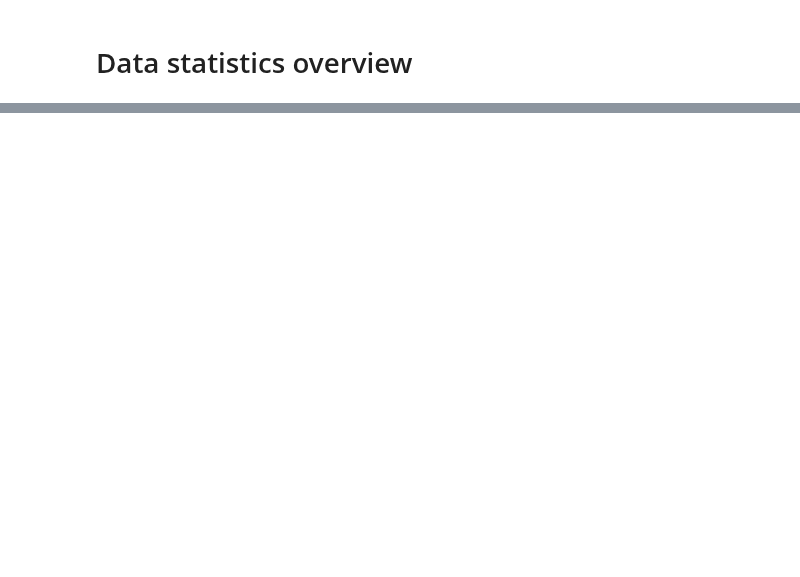
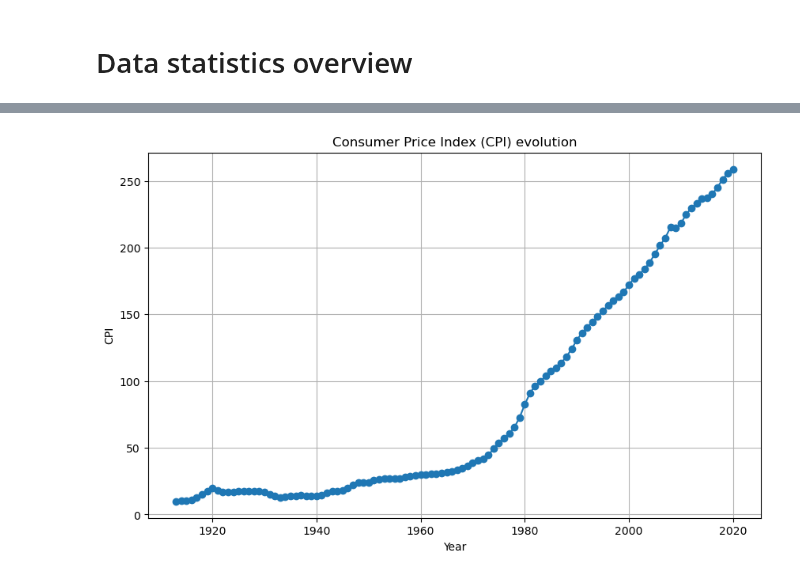
Before and after one commit to epfl-ada/ada-2024-project-teamcsx24, a Jupyter notebook: src/data/additionalDataCleaning.ipynb, the cells around one changed output, grey strips where cells are left out. Cells and saved outputs as stored; diff of their text form; code cells hidden in the pictures; blank space fills up the shorter version.

```diff
--- a/src/data/additionalDataCleaning.ipynb
+++ b/src/data/additionalDataCleaning.ipynb
@@ -73,8 +56,8 @@ memory usage: 24.7+ MB
 # %% [markdown]
 ## Inflation dataset from Kaggle
 # %%
-df_inflation_additional = pd.read_csv('../../data/additionalData/Kaggle_US_CPI.csv')
-df_inflation_additional.head(2)
+df_inflation_additional_monthly = pd.read_csv('../../data/additionalData/Kaggle_US_CPI.csv')
+df_inflation_additional_monthly.head(2)
 # %% [output]
 |  | Yearmon | CPI |
 | 0 | 01-01-1913 | 9.8 |
@@ -150,0 +79,4 @@ memory usage: 34.3+ MB
+# %%
+df_inflation_additional_monthly['Yearmon'] = pd.to_datetime(df_inflation_additional_monthly['Yearmon'])
+df_inflation_additional_monthly['year'] = df_inflation_additional_monthly['Yearmon'].dt.year
+df_inflation_additional_annual = df_inflation_additional_monthly.groupby('year')['CPI'].mean().reset_index()
@@ -360,0 +202,11 @@ KeyboardInterrupt:
+# %%
+# plot the temporal evolution of the Consumer Price Index (CPI)
+plt.figure(figsize=(10, 6))
+plt.plot(df_inflation_additional_annual['year'], df_inflation_additional_annual['CPI'], marker='o')
+plt.title('Consumer Price Index (CPI) evolution')
+plt.xlabel('Year')
+plt.ylabel('CPI')
+plt.grid()
+plt.show()
+# %% [output]
+[figure, added]
```
Also changed, not shown: parts of 43 cells of this notebook, 8 other files.
